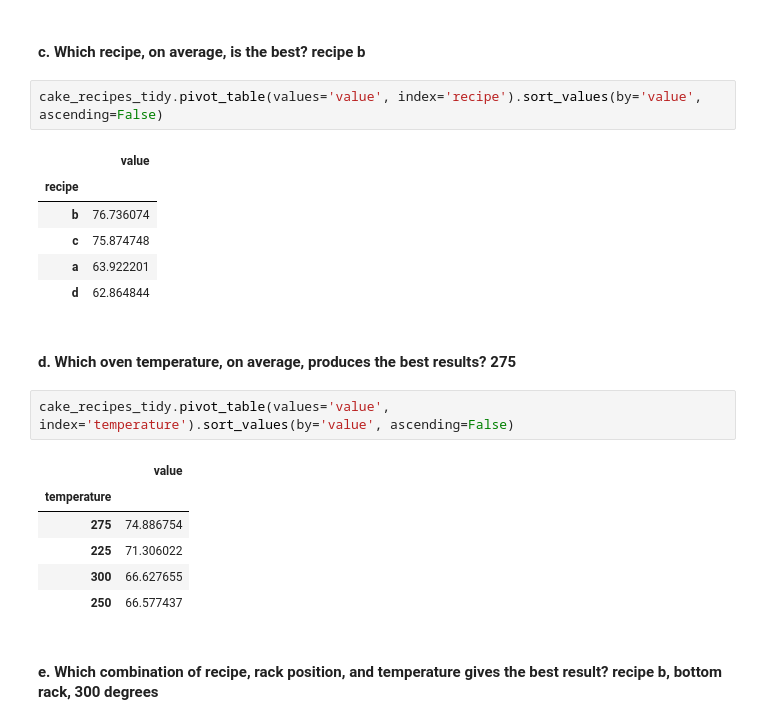
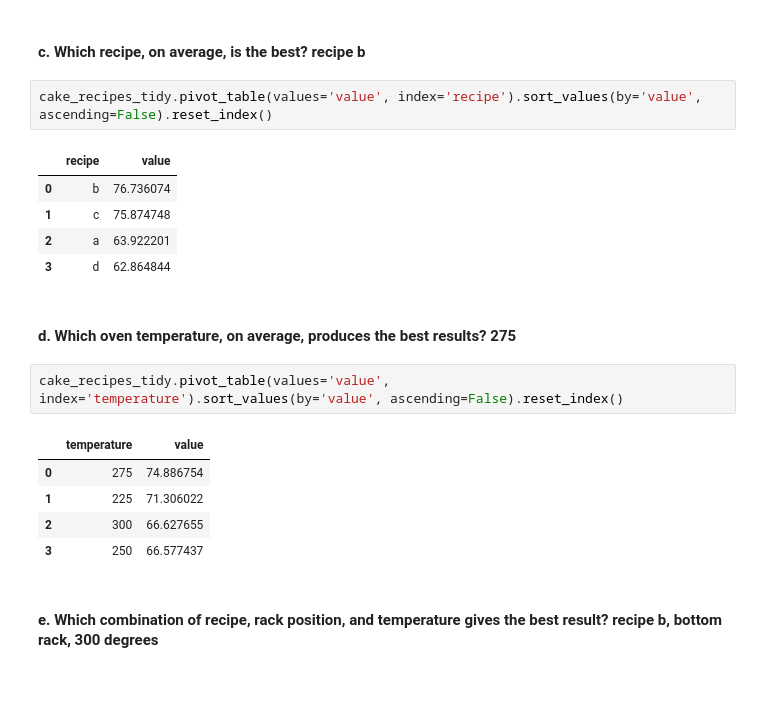
Before and after one commit to chadallen210/classification-exercises, a Jupyter notebook: tidy_data.ipynb, the cells around one changed output. Cells and saved outputs as stored; diff of their text form; blank space fills up the shorter version.

```diff
--- a/tidy_data.ipynb
+++ b/tidy_data.ipynb
@@ -208,25 +208,23 @@ cake_recipes_tidy.head()
 # %% [markdown]
 #### c. Which recipe, on average, is the best? recipe b
 # %%
-cake_recipes_tidy.pivot_table(values='value', index='recipe').sort_values(by='value', ascending=False)
+cake_recipes_tidy.pivot_table(values='value', index='recipe').sort_values(by='value', ascending=False).reset_index()
 # %% [output]
-|  | value |
-| recipe |  |
-| b | 76.736074 |
-| c | 75.874748 |
-| a | 63.922201 |
-| d | 62.864844 |
+|  | recipe | value |
+| 0 | b | 76.736074 |
+| 1 | c | 75.874748 |
+| 2 | a | 63.922201 |
+| 3 | d | 62.864844 |
 # %% [markdown]
 #### d. Which oven temperature, on average, produces the best results? 275
 # %%
-cake_recipes_tidy.pivot_table(values='value', index='temperature').sort_values(by='value', ascending=False)
+cake_recipes_tidy.pivot_table(values='value', index='temperature').sort_values(by='value', ascending=False).reset_index()
 # %% [output]
-|  | value |
-| temperature |  |
-| 275 | 74.886754 |
-| 225 | 71.306022 |
-| 300 | 66.627655 |
-| 250 | 66.577437 |
+|  | temperature | value |
+| 0 | 275 | 74.886754 |
+| 1 | 225 | 71.306022 |
+| 2 | 300 | 66.627655 |
+| 3 | 250 | 66.577437 |
 # %% [markdown]
 #### e. Which combination of recipe, rack position, and temperature gives the best result? recipe b, bottom rack, 300 degrees
 # %%
```
Also changed, not shown: parts of 1 cell of this notebook.
